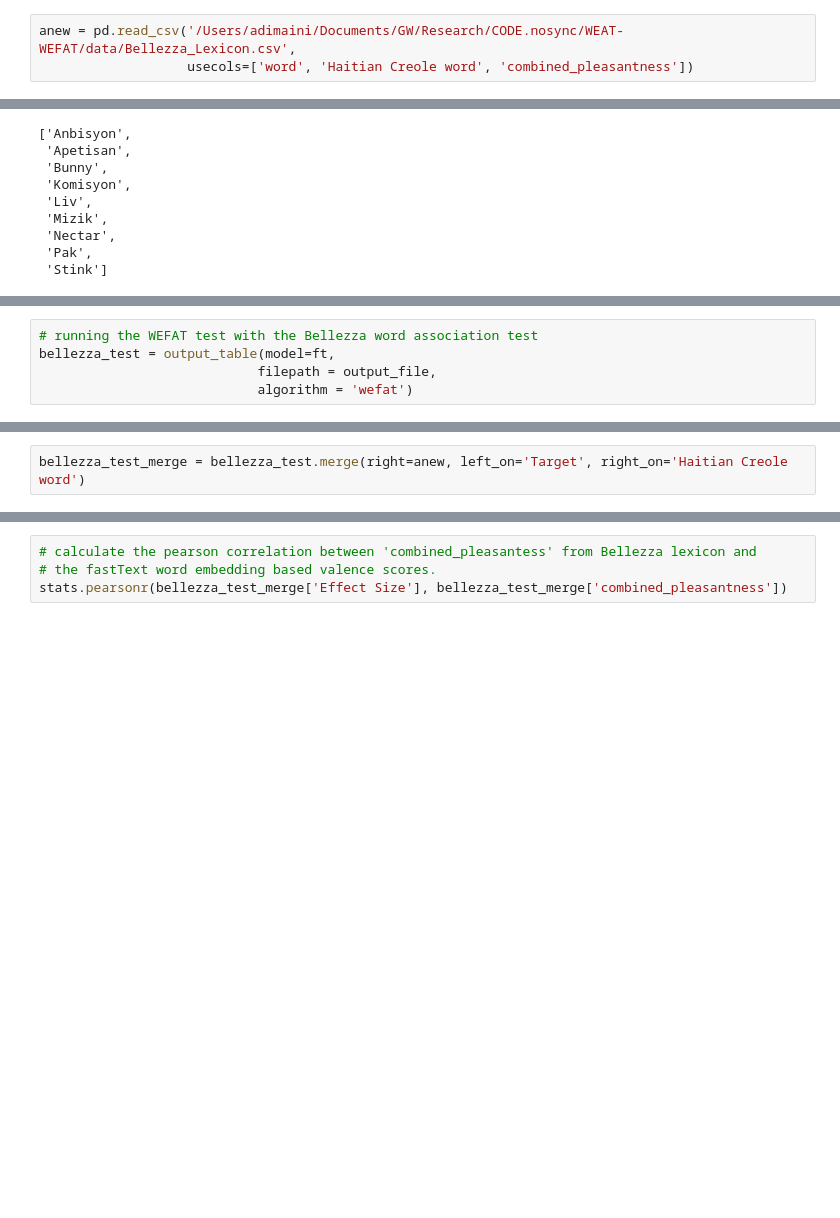
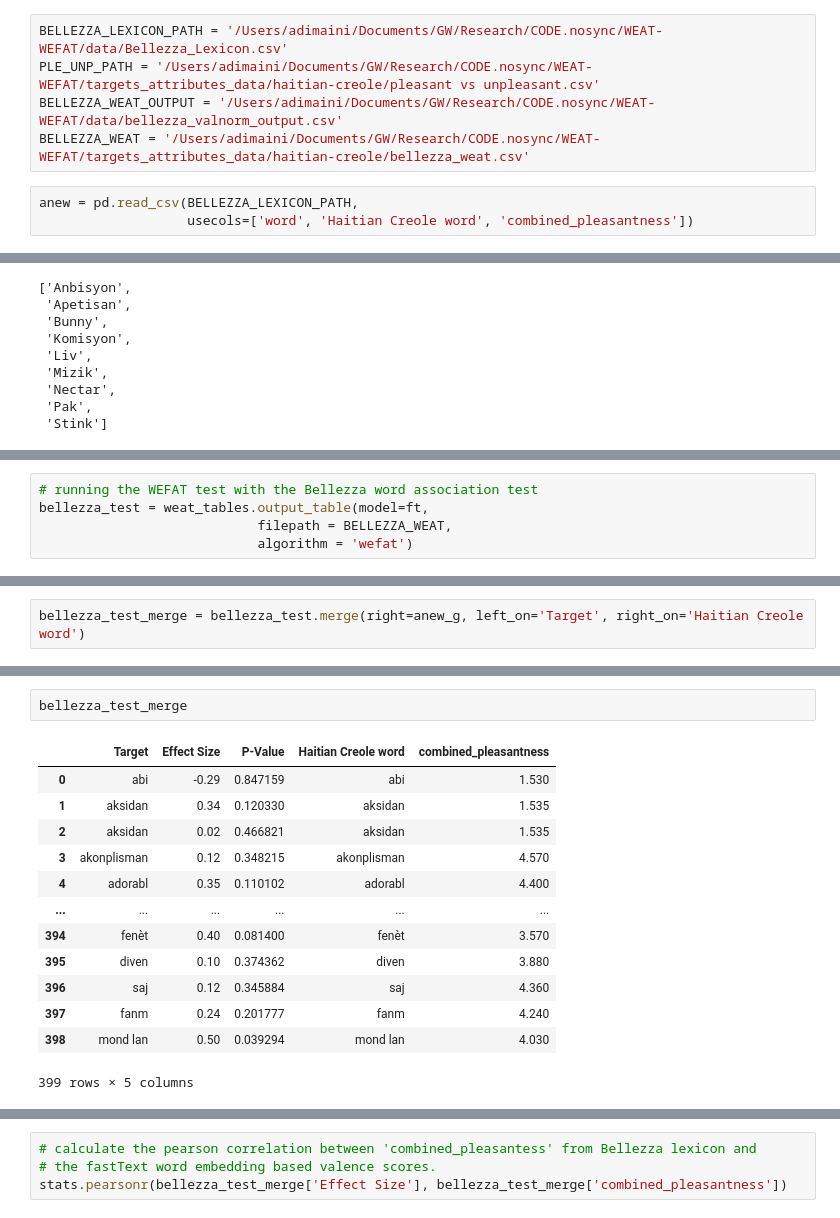
Before and after one commit to adimaini/WEAT-WEFAT, a Jupyter notebook: weat_runs.ipynb, the cells around one changed output, grey strips where cells are left out. Cells and saved outputs as stored; diff of their text form; blank space fills up the shorter version.

Commit message:
adding weat_tables.py, and cleaning up

```diff
--- a/main.ipynb
+++ b/weat_runs.ipynb
@@ -347,7 +185,12 @@ df_haitian_wefat
 | 12 | fatra | 0.26 | 0.184689 |
 # %% [markdown]
 ## ANEW Dataset import
+# %%
+BELLEZZA_LEXICON_PATH = '/Users/adimaini/Documents/GW/Research/CODE.nosync/WEAT-WEFAT/data/Bellezza_Lexicon.csv'
+PLE_UNP_PATH = '/Users/adimaini/Documents/GW/Research/CODE.nosync/WEAT-WEFAT/targets_attributes_data/haitian-creole/pleasant vs unpleasant.csv'
+BELLEZZA_WEAT_OUTPUT = '/Users/adimaini/Documents/GW/Research/CODE.nosync/WEAT-WEFAT/data/bellezza_valnorm_output.csv'
+BELLEZZA_WEAT = '/Users/adimaini/Documents/GW/Research/CODE.nosync/WEAT-WEFAT/targets_attributes_data/haitian-creole/bellezza_weat.csv'
 # %%
-anew = pd.read_csv('/Users/adimaini/Documents/GW/Research/CODE.nosync/WEAT-WEFAT/data/Bellezza_Lexicon.csv',
+anew = pd.read_csv(BELLEZZA_LEXICON_PATH,
                    usecols=['word', 'Haitian Creole word', 'combined_pleasantness'])
 # %%
@@ -448,7 +242,7 @@ pd.concat([anew['Haitian Creole word'].to_frame().T, plun]).to_csv(output_file,
 # %%
 # running the WEFAT test with the Bellezza word association test
-bellezza_test = output_table(model=ft,
-                            filepath = output_file,
+bellezza_test = weat_tables.output_table(model=ft,
+                            filepath = BELLEZZA_WEAT,
                             algorithm = 'wefat')
 # %% [output]
 Reading files...
@@ -457,2 +254,2 @@ Finished.
 # %%
-bellezza_test_merge = bellezza_test.merge(right=anew, left_on='Target', right_on='Haitian Creole word')
+bellezza_test_merge = bellezza_test.merge(right=anew_g, left_on='Target', right_on='Haitian Creole word')
@@ -460,0 +272,16 @@ bellezza_test_merge.to_csv('targets_attributes_data/haitian-creole/bellezza_resu
+# %%
+bellezza_test_merge
+# %% [output]
+|  | Target | Effect Size | P-Value | Haitian Creole word | combined_pleasantness |
+| 0 | abi | -0.29 | 0.847159 | abi | 1.530 |
+| 1 | aksidan | 0.34 | 0.120330 | aksidan | 1.535 |
+| 2 | aksidan | 0.02 | 0.466821 | aksidan | 1.535 |
+| 3 | akonplisman | 0.12 | 0.348215 | akonplisman | 4.570 |
+| 4 | adorabl | 0.35 | 0.110102 | adorabl | 4.400 |
+| ... | ... | ... | ... | ... | ... |
+| 394 | fenèt | 0.40 | 0.081400 | fenèt | 3.570 |
+| 395 | diven | 0.10 | 0.374362 | diven | 3.880 |
+| 396 | saj | 0.12 | 0.345884 | saj | 4.360 |
+| 397 | fanm | 0.24 | 0.201777 | fanm | 4.240 |
+| 398 | mond lan | 0.50 | 0.039294 | mond lan | 4.030 |
+399 rows × 5 columns
```
Also changed, not shown: parts of 37 cells of this notebook, 2 other files.
